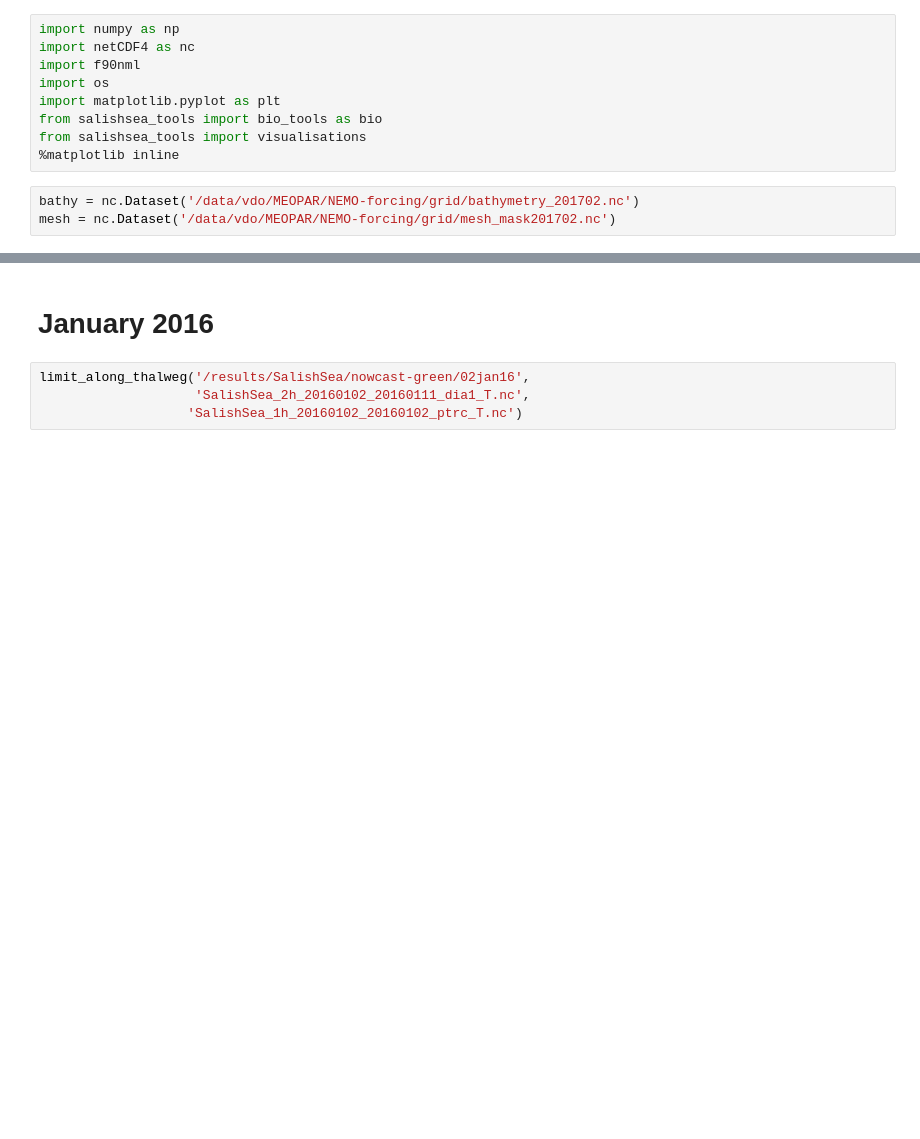
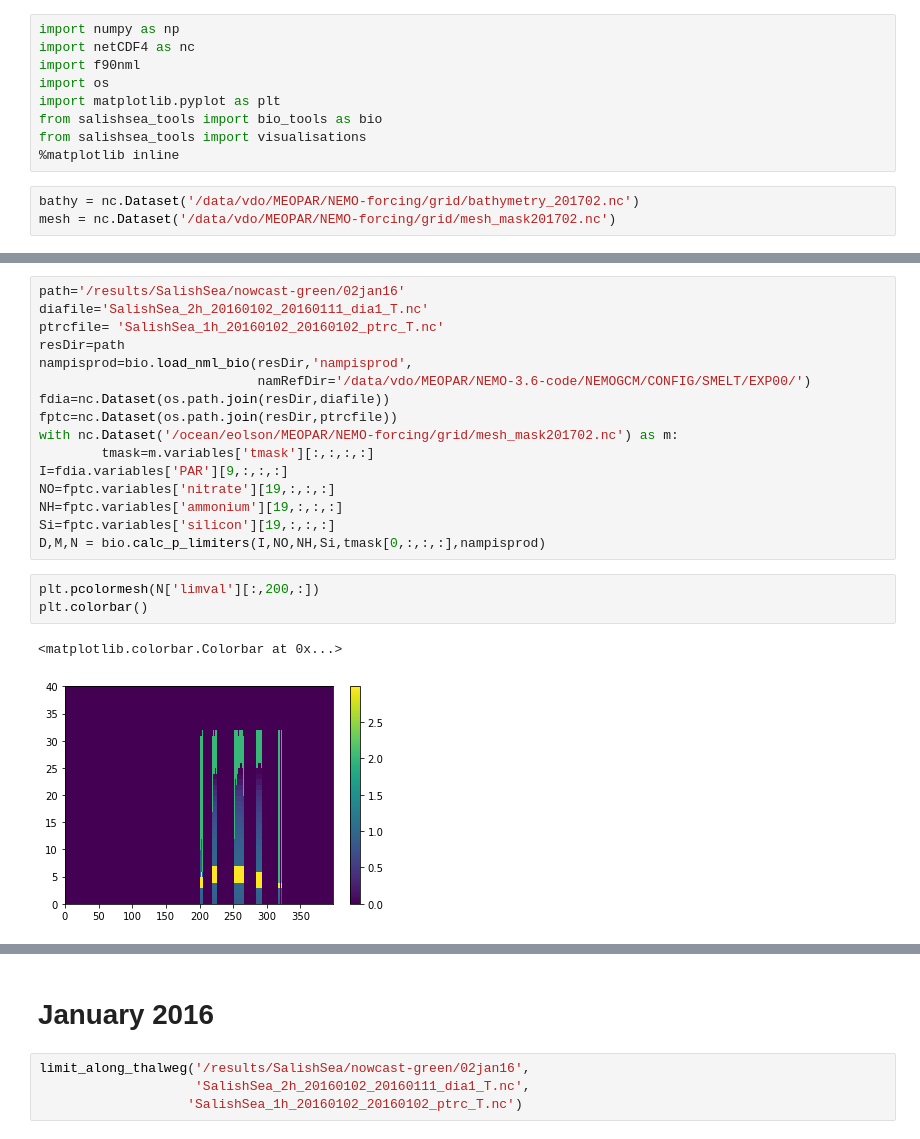
Before and after one commit to SalishSeaCast/analysis-vicky, a Jupyter notebook: notebooks/Limitations_along_thalweg.ipynb, the cells around one changed output, grey strips where cells are left out. Saved outputs shown, nothing was run; the diff lists cells and outputs as text; blank space fills up the shorter version.

Commit message:
Test for limval.

```diff
--- a/notebooks/Limitations_along_thalweg.ipynb
+++ b/notebooks/Limitations_along_thalweg.ipynb
@@ -39,0 +76,22 @@ def limit_along_thalweg(path, diafile, ptrcfile):
+# %%
+path='/results/SalishSea/nowcast-green/02jan16'
+diafile='SalishSea_2h_20160102_20160111_dia1_T.nc'
+ptrcfile= 'SalishSea_1h_20160102_20160102_ptrc_T.nc'
+resDir=path
+nampisprod=bio.load_nml_bio(resDir,'nampisprod',
+                            namRefDir='/data/vdo/MEOPAR/NEMO-3.6-code/NEMOGCM/CONFIG/SMELT/EXP00/')
+fdia=nc.Dataset(os.path.join(resDir,diafile))
+fptc=nc.Dataset(os.path.join(resDir,ptrcfile))
+with nc.Dataset('/ocean/eolson/MEOPAR/NEMO-forcing/grid/mesh_mask201702.nc') as m:
+        tmask=m.variables['tmask'][:,:,:,:]
+I=fdia.variables['PAR'][9,:,:,:]
+NO=fptc.variables['nitrate'][19,:,:,:]
+NH=fptc.variables['ammonium'][19,:,:,:]
+Si=fptc.variables['silicon'][19,:,:,:]
+D,M,N = bio.calc_p_limiters(I,NO,NH,Si,tmask[0,:,:,:],nampisprod)
+# %%
+plt.pcolormesh(N['limval'][:,200,:])
+plt.colorbar()
+# %% [output]
+<matplotlib.colorbar.Colorbar at 0x...>
+[figure, added]
```
Also changed, not shown: parts of 4 cells of this notebook.
